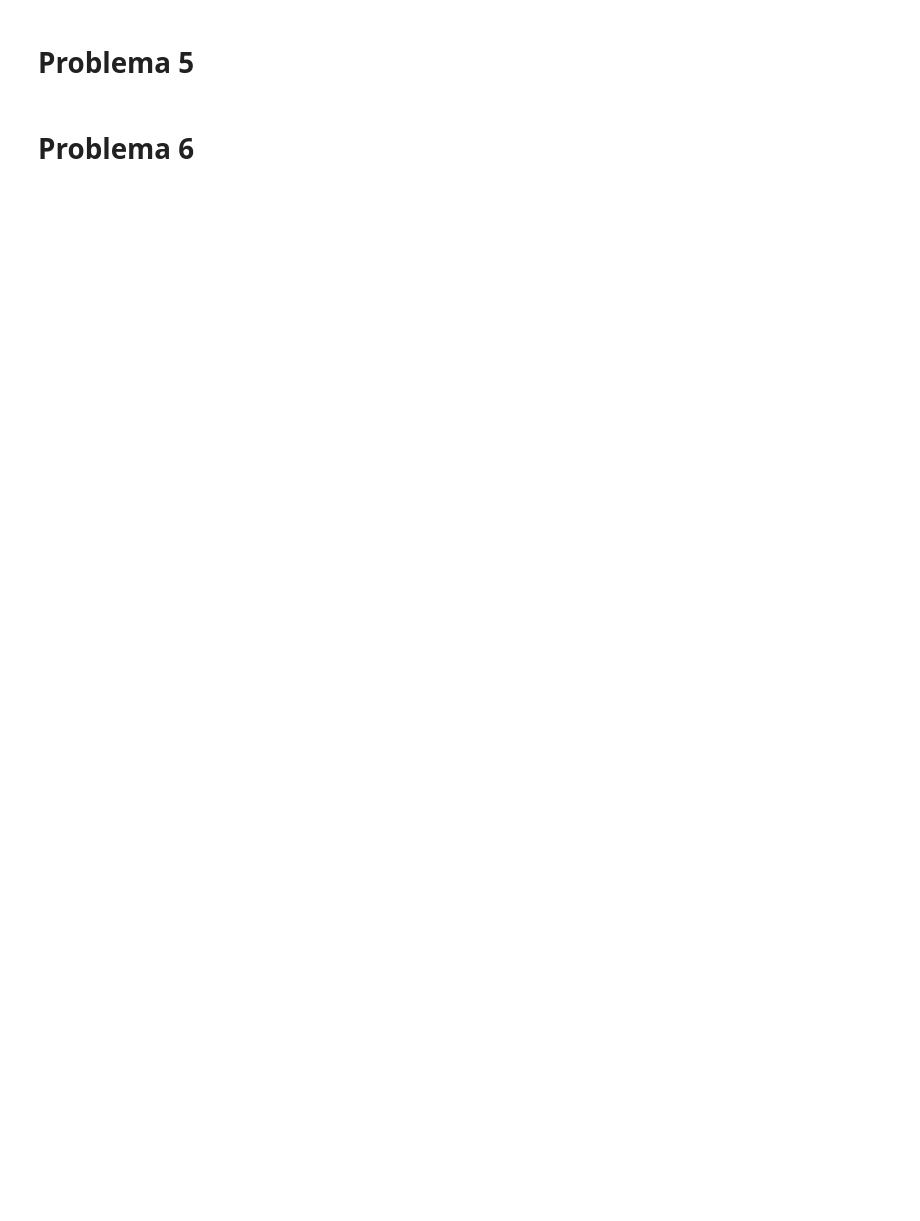
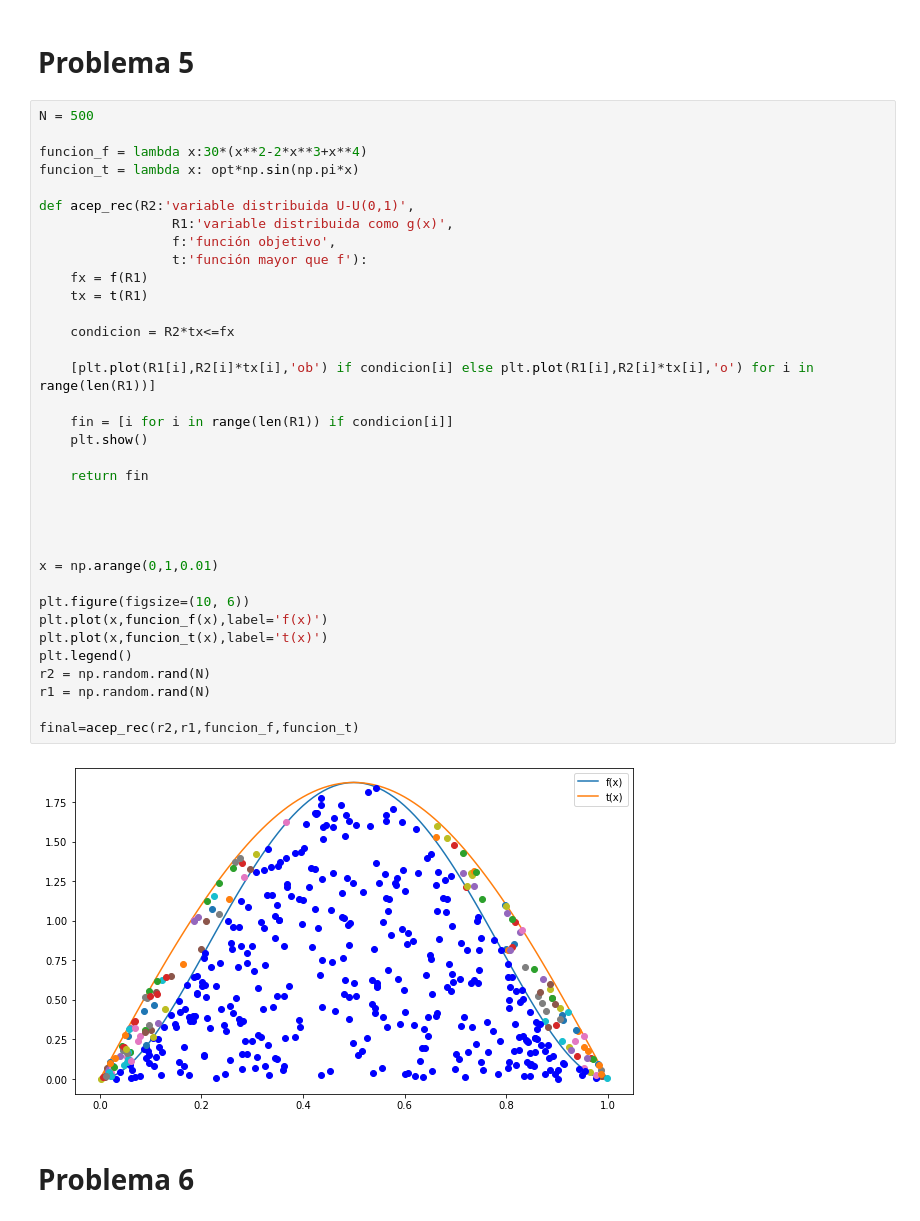
Before and after one commit to andres1999iteso/Tarea-6_ARamirez_V, a Jupyter notebook: Tarea-6_ARamirez_V.ipynb, the cells around one changed output. Drawn from its saved outputs; the diff is of its cells as text; blank space fills up the shorter version.

```diff
--- a/Tarea-6_ARamirez_V.ipynb
+++ b/Tarea-6_ARamirez_V.ipynb
@@ -56,4 +121,41 @@ y a partir de esta relación genere variables aletorias que distribuyen poisson
 # %% [markdown]
 # Problema 5
+# %%
+N = 500
+
+funcion_f = lambda x:30*(x**2-2*x**3+x**4)
+funcion_t = lambda x: opt*np.sin(np.pi*x)
+
+def acep_rec(R2:'variable distribuida U-U(0,1)',
+                 R1:'variable distribuida como g(x)',
+                 f:'función objetivo',
+                 t:'función mayor que f'):
+    fx = f(R1)
+    tx = t(R1)
+
+    condicion = R2*tx<=fx
+
+    [plt.plot(R1[i],R2[i]*tx[i],'ob') if condicion[i] else plt.plot(R1[i],R2[i]*tx[i],'o') for i in range(len(R1))]
+
+    fin = [i for i in range(len(R1)) if condicion[i]]
+    plt.show()
+
+    return fin
+
+
+
+
+x = np.arange(0,1,0.01)
+
+plt.figure(figsize=(10, 6))
+plt.plot(x,funcion_f(x),label='f(x)')
+plt.plot(x,funcion_t(x),label='t(x)')
+plt.legend()
+r2 = np.random.rand(N)
+r1 = np.random.rand(N)
+
+final=acep_rec(r2,r1,funcion_f,funcion_t)
+# %% [output]
+[figure, added]
 # %% [markdown]
 # Problema 6
```
Also changed, not shown: parts of 19 cells of this notebook.
